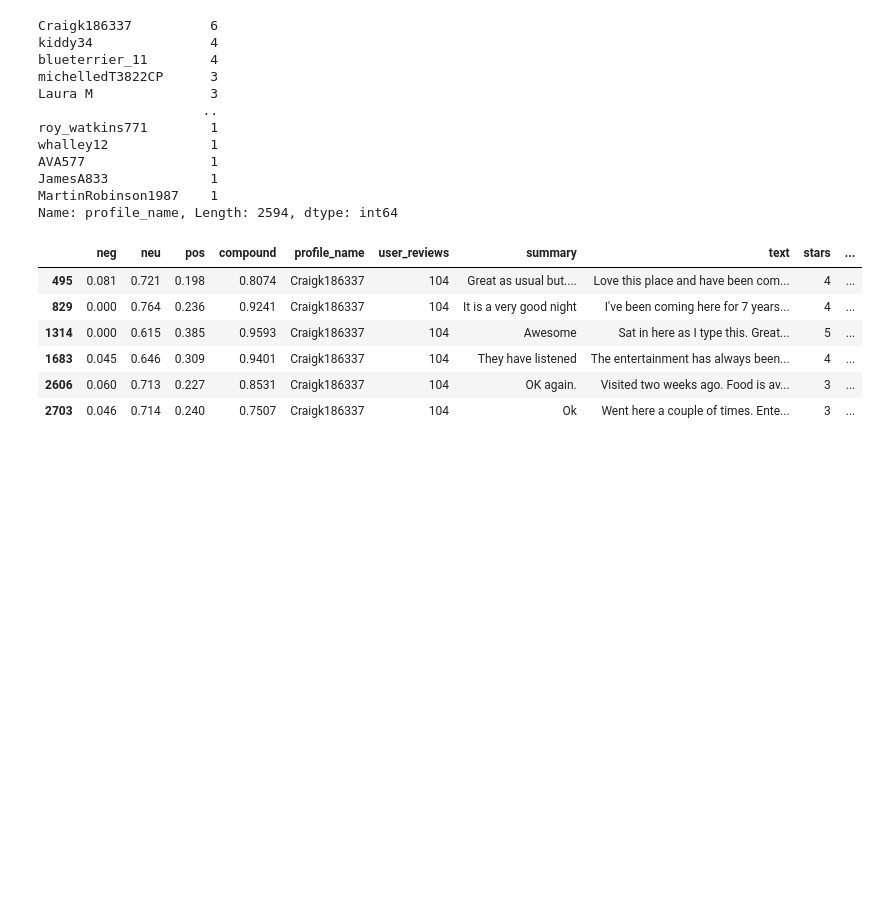
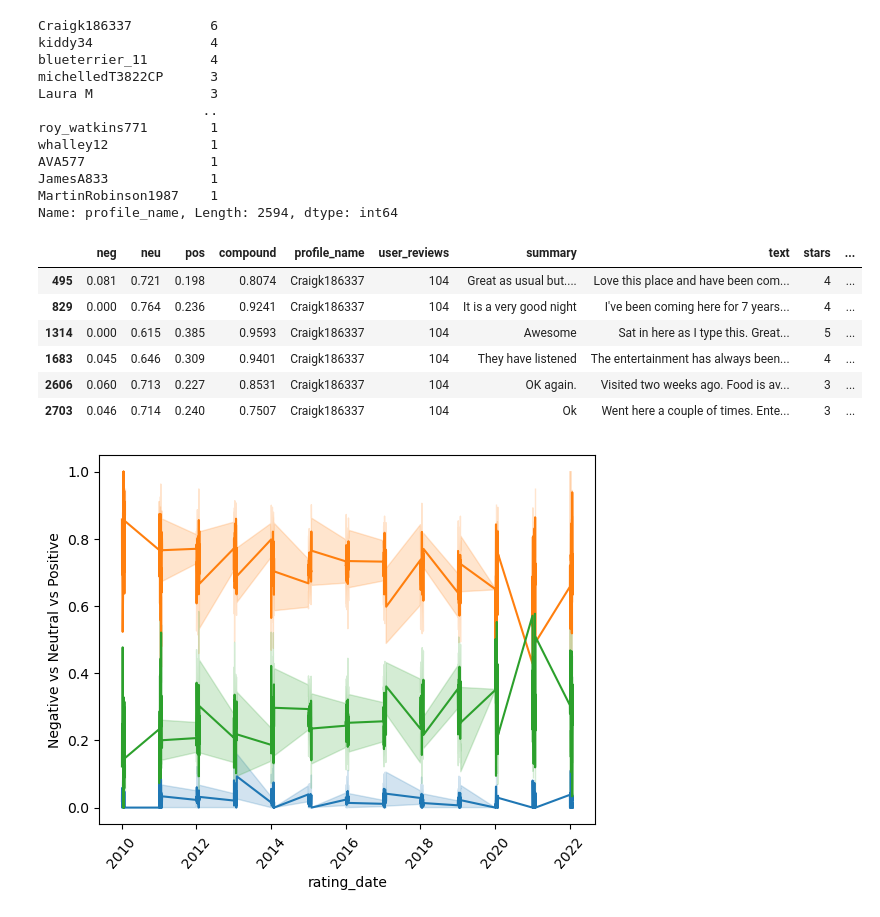
Before and after one commit to victoras24/sentiment_analysis, a Jupyter notebook: data_processing/data_analysis.ipynb, the cells around one changed output. Saved outputs shown, nothing was run; the diff lists cells and outputs as text; code cells hidden in the pictures; blank space fills up the shorter version.

```diff
--- a/data_processing/data_analysis.ipynb
+++ b/data_processing/data_analysis.ipynb
@@ -255,3 +255,15 @@ merged_df.loc[merged_df['profile_name'] == 'Craigk186337']
 | 1683 | 0.045 | 0.646 | 0.309 | 0.9401 | Craigk186337 | 104 | They have listened | The entertainment has always been... | 4 | ... |
 | 2606 | 0.060 | 0.713 | 0.227 | 0.8531 | Craigk186337 | 104 | OK again. | Visited two weeks ago. Food is av... | 3 | ... |
 | 2703 | 0.046 | 0.714 | 0.240 | 0.7507 | Craigk186337 | 104 | Ok | Went here a couple of times. Ente... | 3 | ... |
+# %%
+
+sns.lineplot(data=merged_df, x='rating_date', y='neg')
+sns.lineplot(data=merged_df, x='rating_date', y='neu')
+sns.lineplot(data=merged_df, x='rating_date', y='pos')
+
+
+plt.ylabel('Negative vs Neutral vs Positive')
+plt.xticks(rotation=50)
+plt.show()
+# %% [output]
+[figure, added]
```
Also changed, not shown: parts of 40 cells of this notebook, 1 other file.
